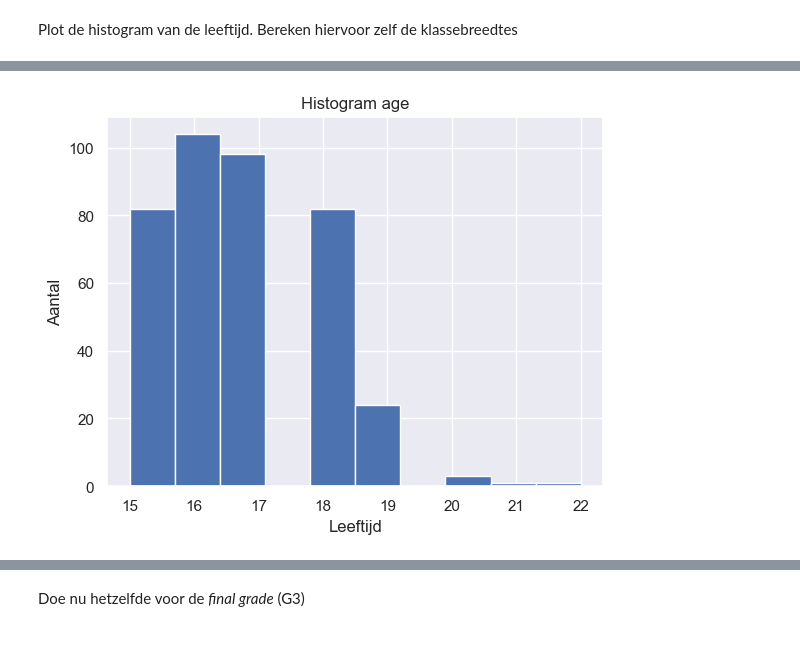
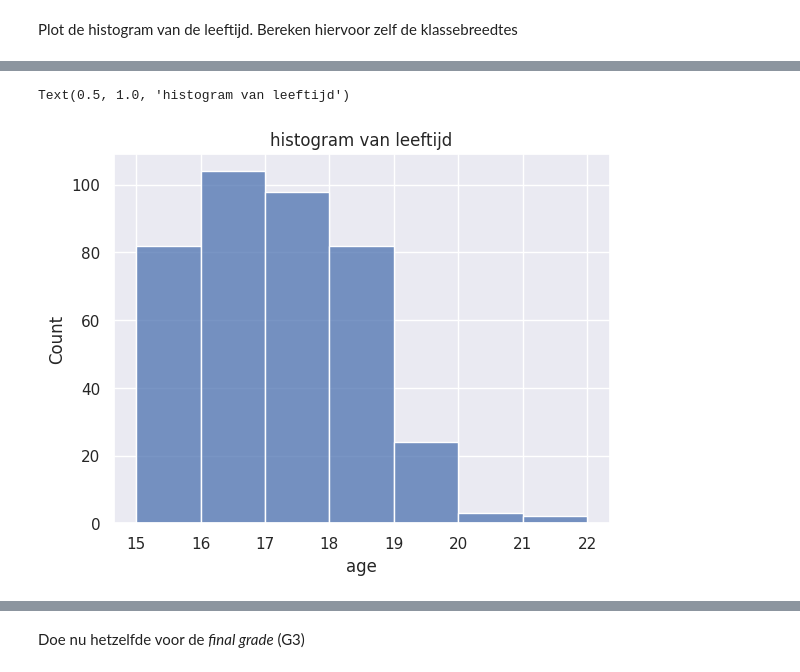
Before and after one commit to pascal-maker/Python, a Jupyter notebook: Labo_01_centrummaten_test.ipynb, the cells around one changed output, grey strips where cells are left out. Drawn from its saved outputs; the diff is of its cells as text; code cells hidden in the pictures; blank space fills up the shorter version.

```diff
--- a/Labo_01_centrummaten_test.ipynb
+++ b/Labo_01_centrummaten_test.ipynb
@@ -107,11 +122,11 @@ plt.show()
-# %%
-import matplotlib.pyplot as plt
-import numpy as np
-x = df['age']
-plt.hist(x)
-plt.title('Histogram age')
-plt.xlabel('Leeftijd')
-plt.ylabel('Aantal')
-plt.show()
-# %% [output]
-[figure, removed]
+# %%
+#howestmethode
+maximum = df['age'].max()
+minimum = df['age'].min()
+klassenbreedte = np.ceil((maximum - minimum)/np.sqrt(df.shape[0]))
+bins = np.arange(start=minimum, stop=maximum + klassenbreedte , step=klassenbreedte)
+sns.histplot(data=df,x="age",bins=bins)
+plt.title('histogram van leeftijd')
+# %% [output]
+Text(0.5, 1.0, 'histogram van leeftijd')
+[figure, added]
```
Also changed, not shown: parts of 19 cells of this notebook.
